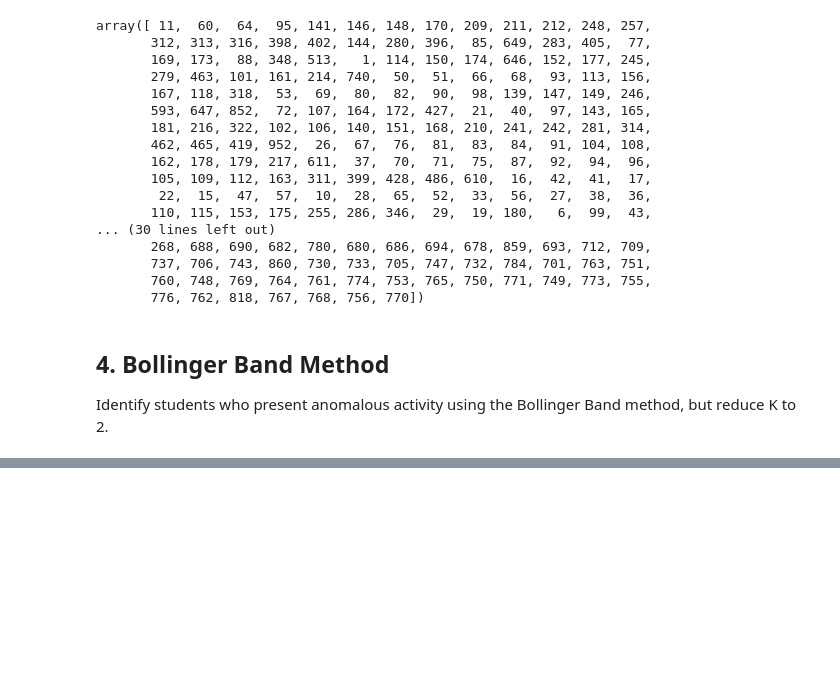
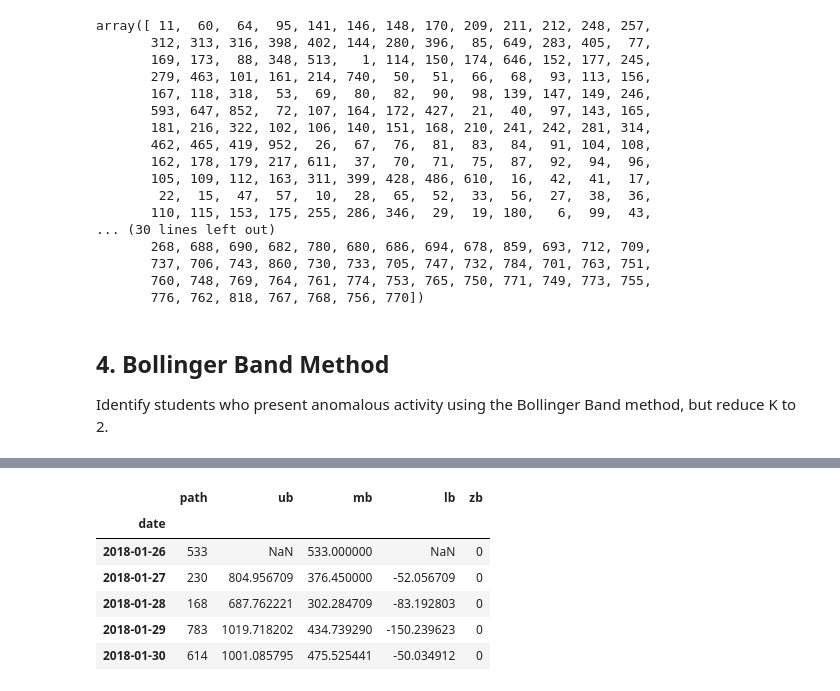
Before and after one commit to Jonessn22/anomaly_detection_exercises, a Jupyter notebook: 04b_detect_time_series_anomalies_exercises.ipynb, the cells around one changed output, grey strips where cells are left out. Saved outputs shown, nothing was run; the diff lists cells and outputs as text; code cells hidden in the pictures; blank space fills up the shorter version.

```diff
--- a/04b_detect_time_series_anomalies_exercises.ipynb
+++ b/04b_detect_time_series_anomalies_exercises.ipynb
@@ -216,0 +268,4 @@ Identify students who present anomalous activity using the Bollinger Band method
+# %%
+# calculating exponential std dev
+stdev = path.ewm(span = span).std()
+stdev.head()
@@ -216,0 +331,17 @@ Identify students who present anomalous activity using the Bollinger Band method
+# %%
+# concatenating path with bands df
+bands_df = pd.concat([path, my_df], axis = 1).rename(columns = {0:'path'})
+
+# adding zero band colummn
+bands_df['zb'] = zb
+
+# preview
+bands_df.head()
+# %% [output]
+|  | path | ub | mb | lb | zb |
+| date |  |  |  |  |  |
+| 2018-01-26 | 533 | NaN | 533.000000 | NaN | 0 |
+| 2018-01-27 | 230 | 804.956709 | 376.450000 | -52.056709 | 0 |
+| 2018-01-28 | 168 | 687.762221 | 302.284709 | -83.192803 | 0 |
+| 2018-01-29 | 783 | 1019.718202 | 434.739290 | -150.239623 | 0 |
+| 2018-01-30 | 614 | 1001.085795 | 475.525441 | -50.034912 | 0 |
```
Also changed, not shown: parts of 9 cells of this notebook, 2 other files.
